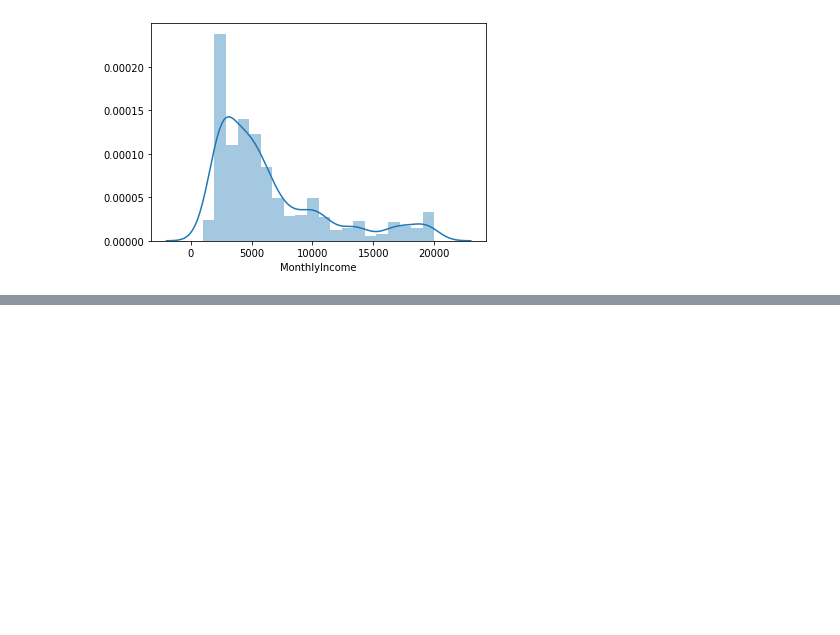
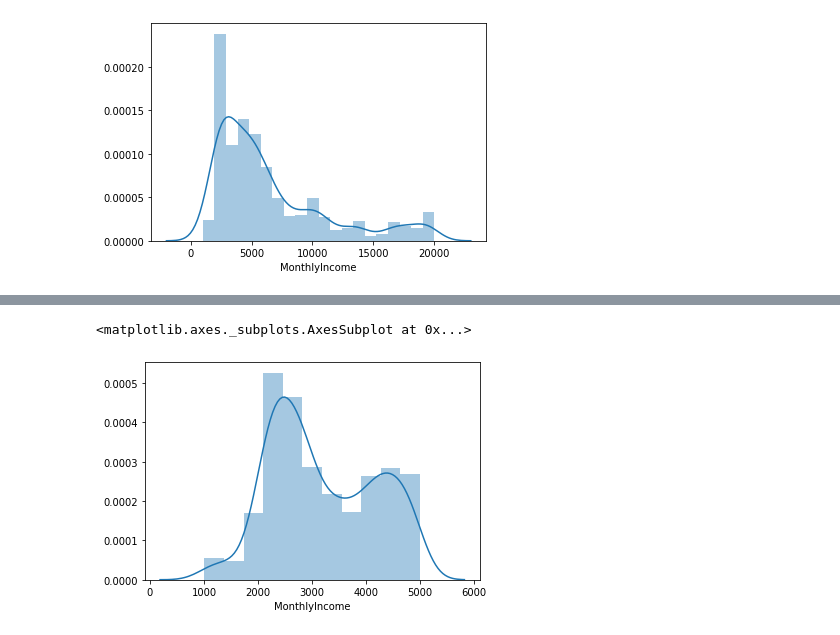
Before and after one commit to Darman09/Big_Data_DAHLEM_Romain_M2_IOT, a Jupyter notebook: DataViz.ipynb, the cells around one changed output, grey strips where cells are left out. Cells and saved outputs as stored; diff of their text form; code cells hidden in the pictures; blank space fills up the shorter version.

```diff
--- a/DataViz.ipynb
+++ b/DataViz.ipynb
@@ -254,0 +253,5 @@ KeyError: 'MonthyIncome'
+# %%
+sns.distplot(dfDistr['MonthlyIncome'])
+# %% [output]
+<matplotlib.axes._subplots.AxesSubplot at 0x...>
+[figure, added]
```
Also changed, not shown: parts of 4 cells of this notebook.
